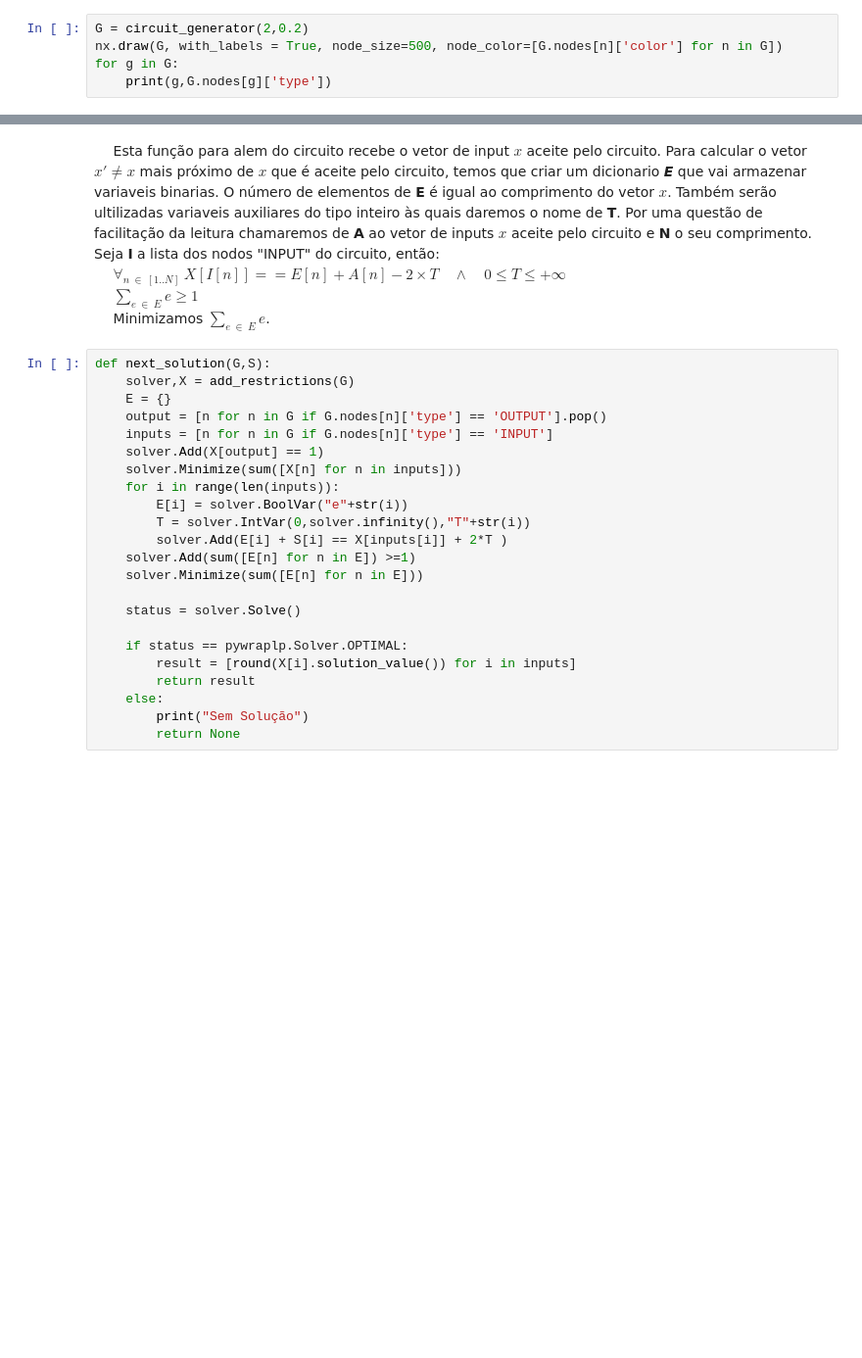
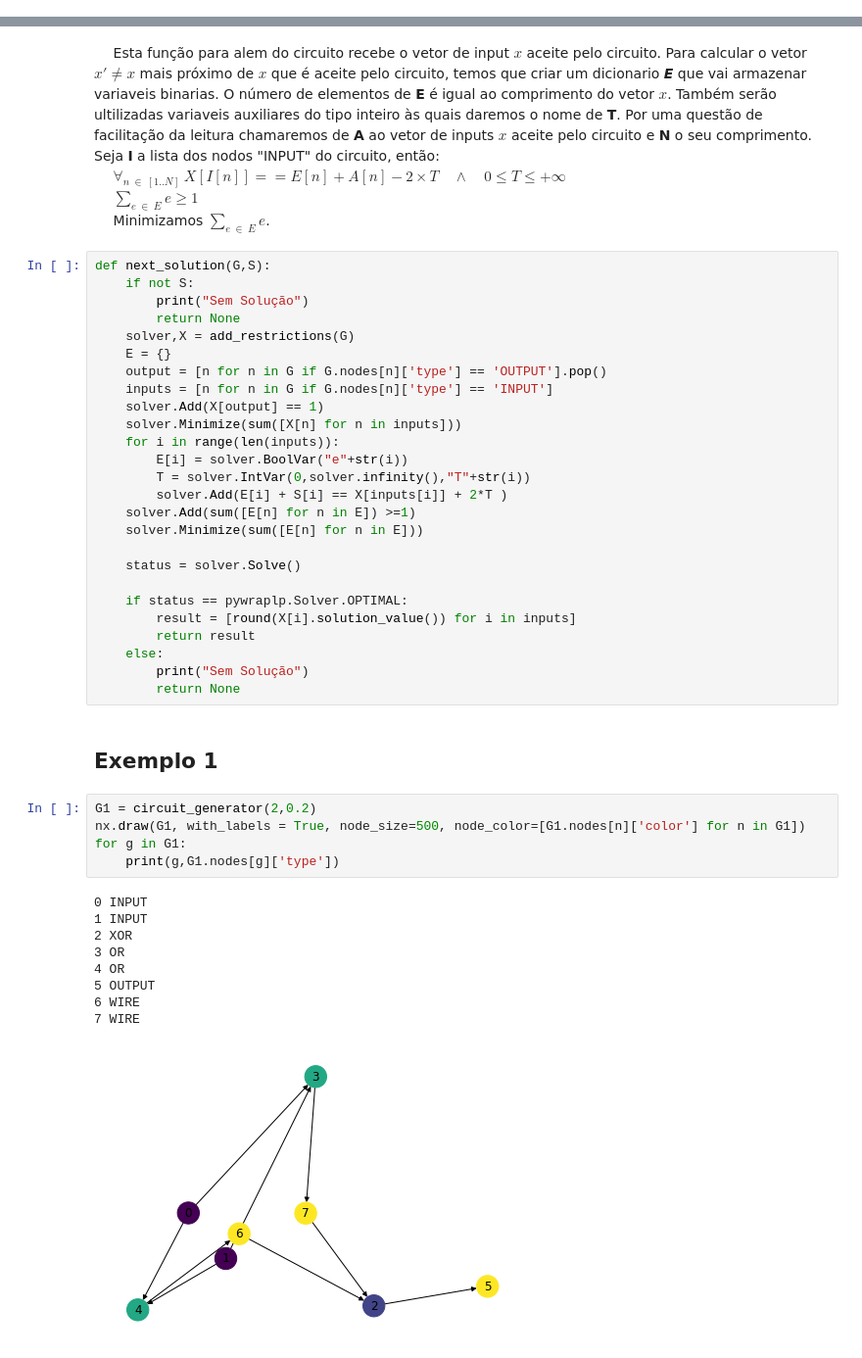
Before and after one commit to zoisper/LC-Projeto, a Jupyter notebook: 2/Circuito.ipynb, the cells around one changed output, grey strips where cells are left out. Shown at 98% size. Cells and saved outputs as stored; diff of their text form; blank space fills up the shorter version.

```diff
--- a/2/Circuito.ipynb
+++ b/2/Circuito.ipynb
@@ -164,8 +164,3 @@ def circuit_generator(I,Alpha):
 
 
     return G
-# %%
-G = circuit_generator(2,0.2)
-nx.draw(G, with_labels = True, node_size=500, node_color=[G.nodes[n]['color'] for n in G])
-for g in G:
-    print(g,G.nodes[g]['type'])
@@ -253,6 +233,9 @@ $\quad$ $\sum_{e \ \in \ E} e \ge 1$<br>
 $\quad$ Minimizamos $\sum_{e \ \in \ E} e$.<br>
 # %%
 def next_solution(G,S):
+    if not S:
+        print("Sem Solução")
+        return None
     solver,X = add_restrictions(G)
     E = {}
     output = [n for n in G if G.nodes[n]['type'] == 'OUTPUT'].pop()
@@ -274,3 +257,20 @@ def next_solution(G,S):
     else:
         print("Sem Solução")
         return None
+# %% [markdown]
+## Exemplo 1
+# %%
+G1 = circuit_generator(2,0.2)
+nx.draw(G1, with_labels = True, node_size=500, node_color=[G1.nodes[n]['color'] for n in G1])
+for g in G1:
+    print(g,G1.nodes[g]['type'])
+# %% [output]
+0 INPUT
+1 INPUT
+2 XOR
+3 OR
+4 OR
+5 OUTPUT
+6 WIRE
+7 WIRE
+[figure, new version]
```
Also changed, not shown: parts of 12 cells of this notebook.
